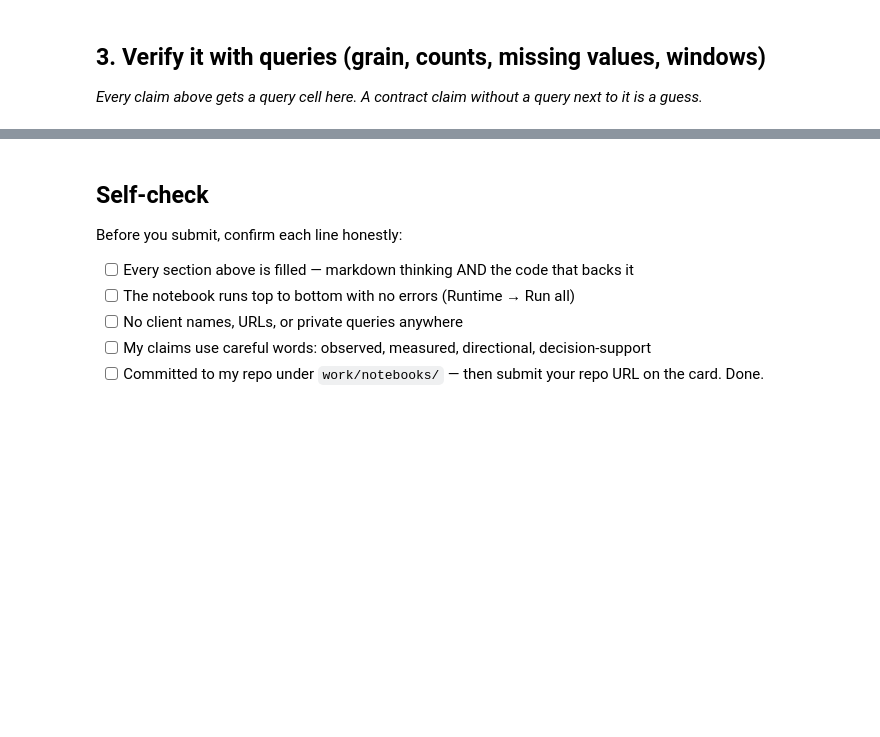
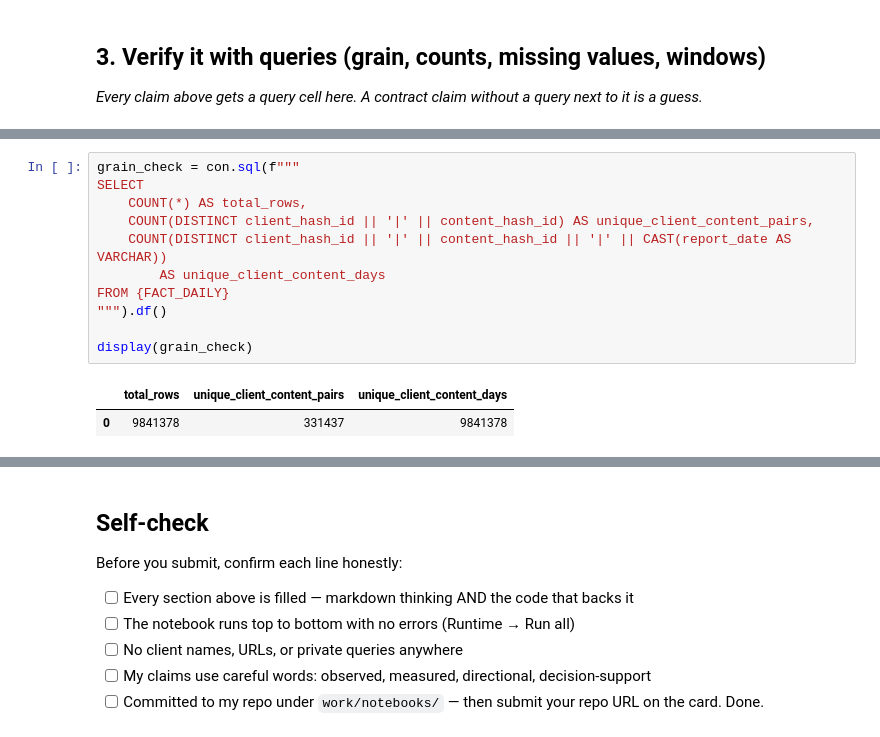
Before and after one commit to girishpatil935/ML_Internship, a Jupyter notebook: work/notebooks/w03_data_contract.ipynb, the cells around one changed output, grey strips where cells are left out. Cells and saved outputs as stored; diff of their text form; blank space fills up the shorter version.

```diff
--- a/work/notebooks/w03_data_contract.ipynb
+++ b/work/notebooks/w03_data_contract.ipynb
@@ -36,0 +108,14 @@ This skeleton is yours to fill. Work the sections **in order** — each one has
+# %%
+grain_check = con.sql(f"""
+SELECT
+    COUNT(*) AS total_rows,
+    COUNT(DISTINCT client_hash_id || '|' || content_hash_id) AS unique_client_content_pairs,
+    COUNT(DISTINCT client_hash_id || '|' || content_hash_id || '|' || CAST(report_date AS VARCHAR))
+        AS unique_client_content_days
+FROM {FACT_DAILY}
+""").df()
+
+display(grain_check)
+# %% [output]
+|  | total_rows | unique_client_content_pairs | unique_client_content_days |
+| 0 | 9841378 | 331437 | 9841378 |
```
Also changed, not shown: parts of 11 cells of this notebook.
